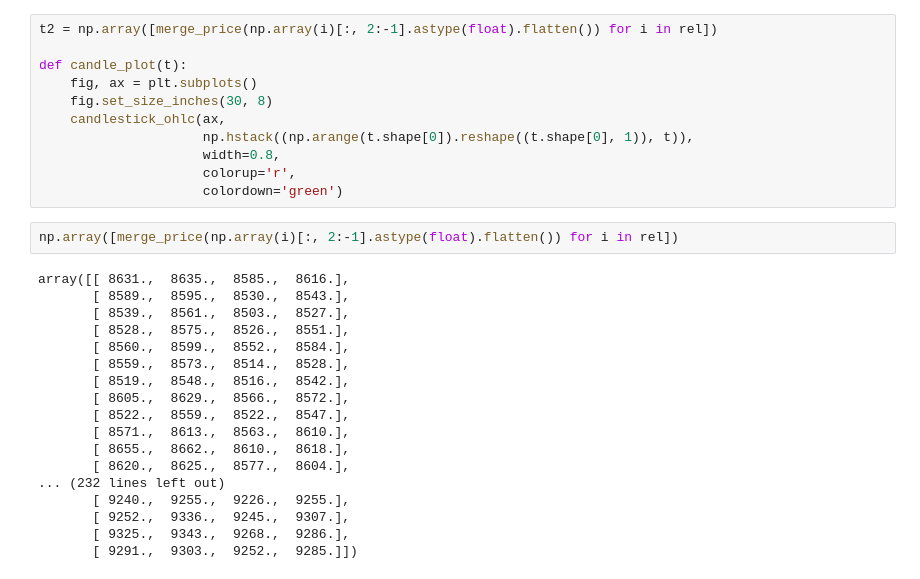
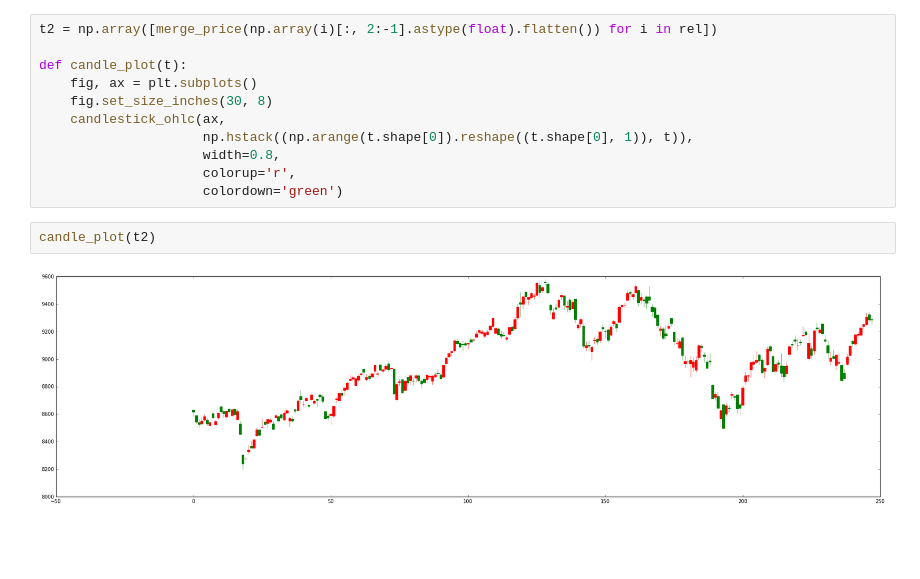
Before and after one commit to iblis17/bs_simulate, a Jupyter notebook: README.ipynb, the cells around one changed output. Drawn from its saved outputs; the diff is of its cells as text; blank space fills up the shorter version.

```diff
--- a/README.ipynb
+++ b/README.ipynb
@@ -151,23 +151,7 @@ def candle_plot(t):
                      width=0.8,
                      colorup='r',
                      colordown='green')
-# %%
-np.array([merge_price(np.array(i)[:, 2:-1].astype(float).flatten()) for i in rel])
-# %% [output]
-array([[ 8631.,  8635.,  8585.,  8616.],
-       [ 8589.,  8595.,  8530.,  8543.],
-       [ 8539.,  8561.,  8503.,  8527.],
-       [ 8528.,  8575.,  8526.,  8551.],
-       [ 8560.,  8599.,  8552.,  8584.],
-       [ 8559.,  8573.,  8514.,  8528.],
-       [ 8519.,  8548.,  8516.,  8542.],
-       [ 8605.,  8629.,  8566.,  8572.],
-       [ 8522.,  8559.,  8522.,  8547.],
-       [ 8571.,  8613.,  8563.,  8610.],
-       [ 8655.,  8662.,  8610.,  8618.],
-       [ 8620.,  8625.,  8577.,  8604.],
-... (232 lines left out)
-       [ 9240.,  9255.,  9226.,  9255.],
-       [ 9252.,  9336.,  9245.,  9307.],
-       [ 9325.,  9343.,  9268.,  9286.],
-       [ 9291.,  9303.,  9252.,  9285.]])
+# %%
+candle_plot(t2)
+# %% [output]
+[figure, added]
```
